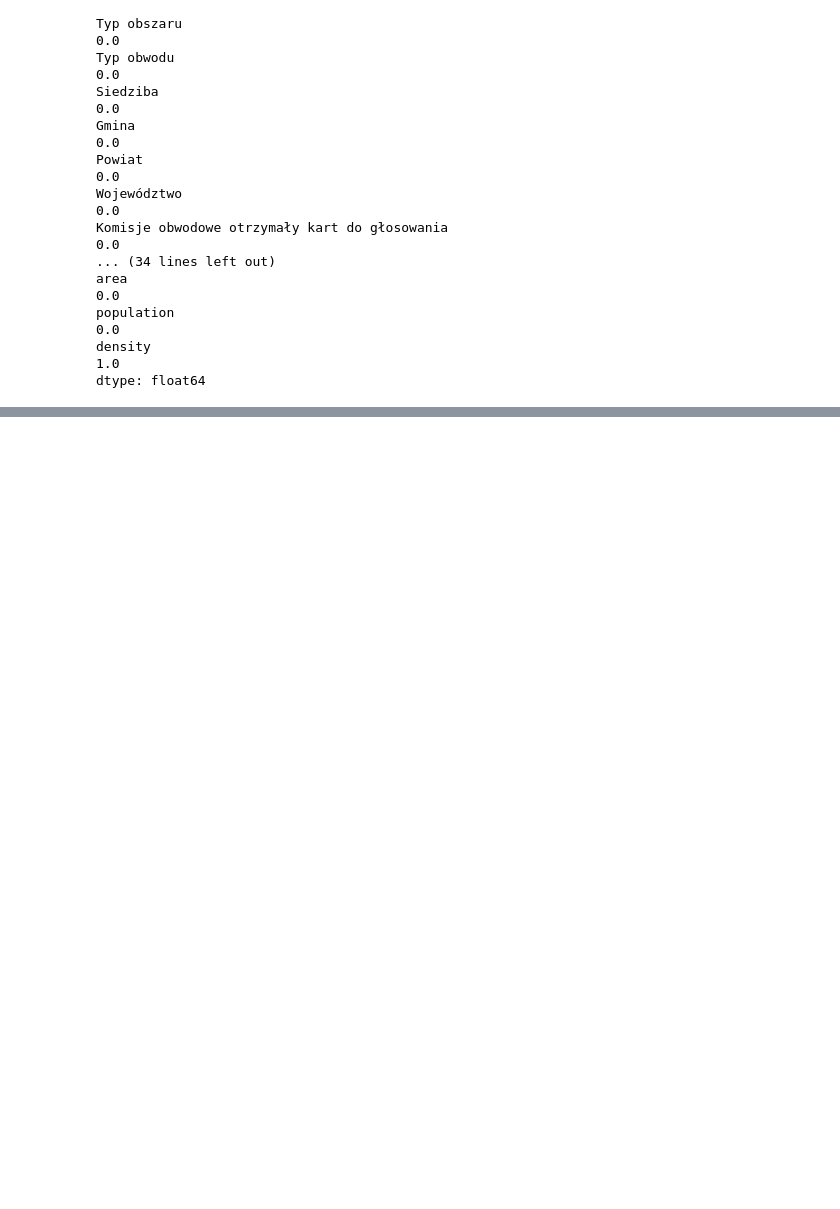
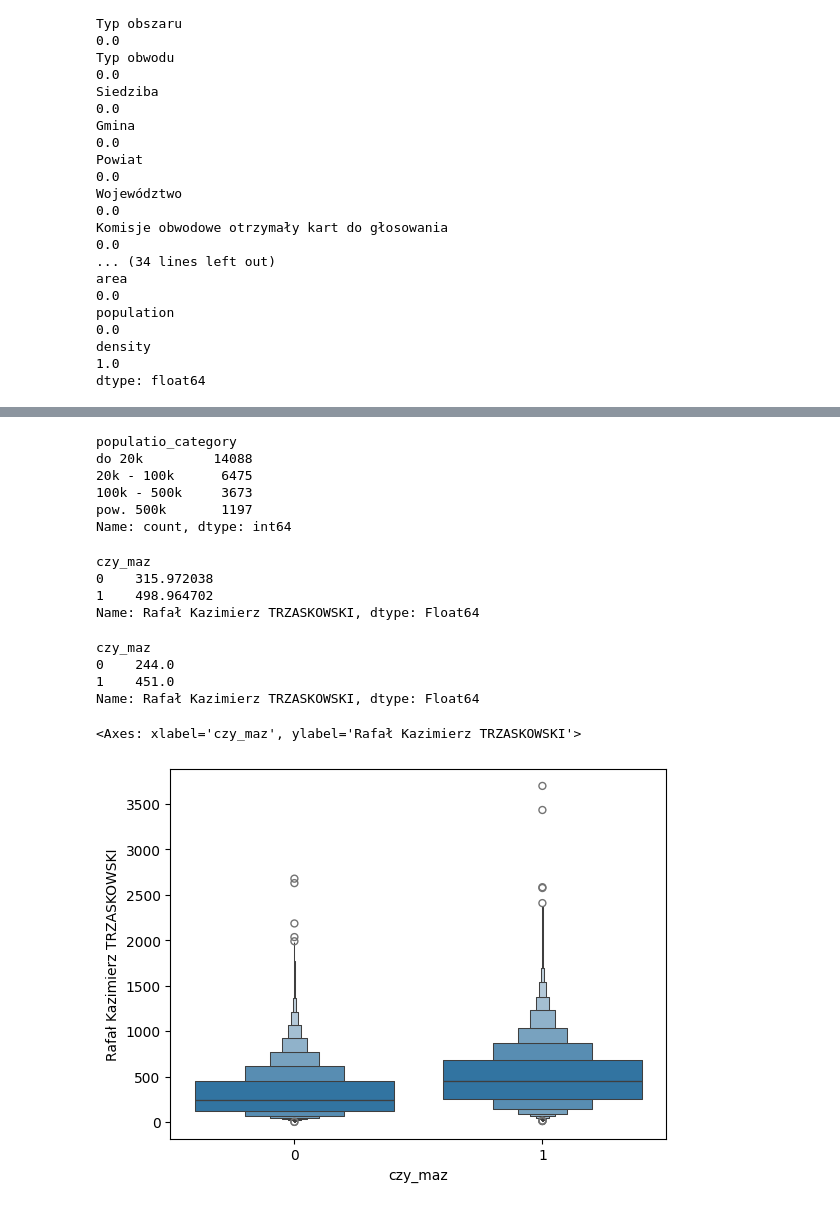
Before and after one commit to GrabarzVIII/election_analisys_stacjaIT, a Jupyter notebook: notebooks/analisys.ipynb, the cells around one changed output, grey strips where cells are left out. Saved outputs shown, nothing was run; the diff lists cells and outputs as text; code cells hidden in the pictures; blank space fills up the shorter version.

Commit message:
Trzaskowski had more votes when was trust tee?

```diff
--- a/notebooks/analisys.ipynb
+++ b/notebooks/analisys.ipynb
@@ -201,6 +202,8 @@ results_2020['proc_odrzucenia_kopert'] = np.where(
 
     0
     )
+
+results_2020['populatio_category'] = pd.cut(results_2020['population'], bins = [0, 19_999, 99_999, 500_000, np.inf], labels = ['do 20k', '20k - 100k','100k - 500k', 'pow. 500k'])
 # %%
 results_2020.info()
 # %% [output]
@@ -223,0 +227,30 @@ memory usage: 22.7+ MB
+# %%
+results_2020.query("turn == '2'")['populatio_category'].value_counts()
+# %% [output]
+populatio_category
+do 20k         14088
+20k - 100k      6475
+100k - 500k     3673
+pow. 500k       1197
+Name: count, dtype: int64
+# %%
+results_2020.query("turn=='2'").groupby('czy_maz')['Rafał Kazimierz TRZASKOWSKI'].mean()
+# %% [output]
+czy_maz
+0    315.972038
+1    498.964702
+Name: Rafał Kazimierz TRZASKOWSKI, dtype: Float64
+# %%
+results_2020.query("turn=='2'").groupby('czy_maz')['Rafał Kazimierz TRZASKOWSKI'].median()
+# %% [output]
+czy_maz
+0    244.0
+1    451.0
+Name: Rafał Kazimierz TRZASKOWSKI, dtype: Float64
+# %%
+turn2 = results_2020.query("turn=='2'")
+# %%
+sns.boxenplot(data = turn2, x='czy_maz', y='Rafał Kazimierz TRZASKOWSKI')
+# %% [output]
+<Axes: xlabel='czy_maz', ylabel='Rafał Kazimierz TRZASKOWSKI'>
+[figure, added]
```
Also changed, not shown: parts of 4 cells of this notebook.
